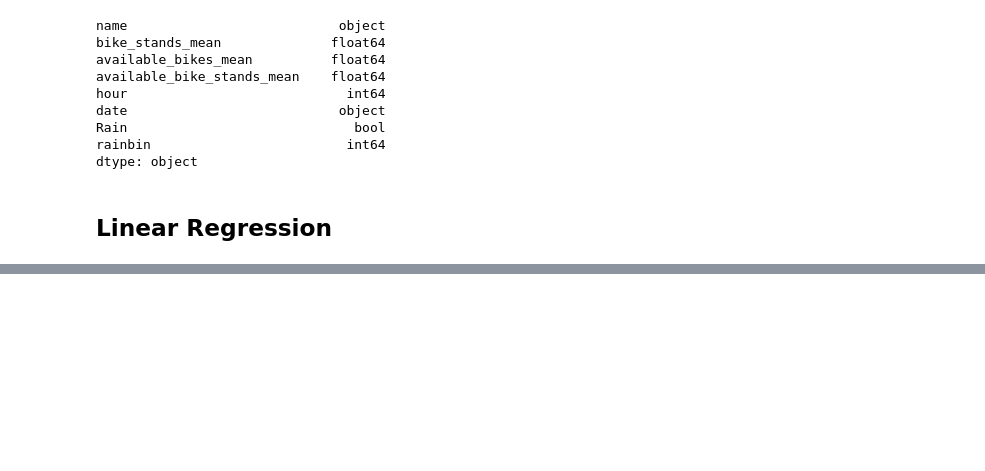
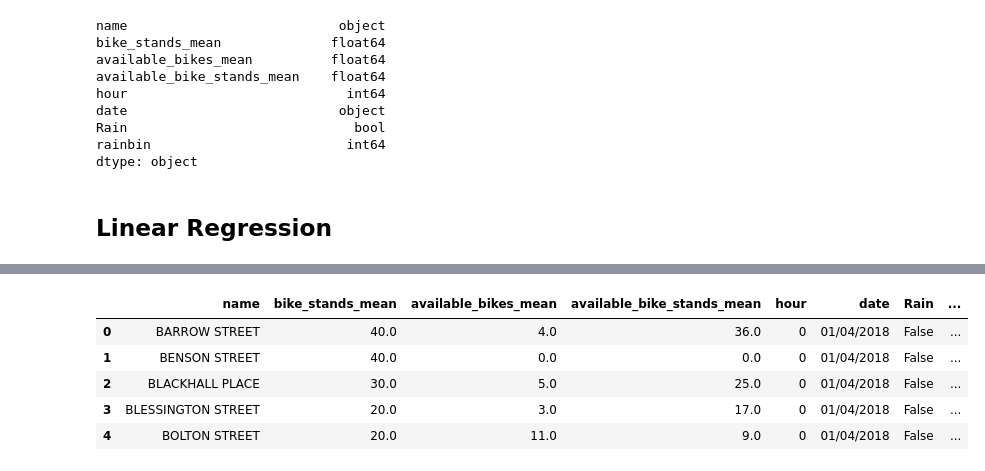
Before and after one commit to rosannahanly/DublinBikesWebsite, a Jupyter notebook: dublin_bikes/Analysis/StationWeatherRegression.ipynb, the cells around one changed output, grey strips where cells are left out. Cells and saved outputs as stored; diff of their text form; code cells hidden in the pictures; blank space fills up the shorter version.

```diff
--- a/dublin_bikes/Analysis/StationWeatherRegression.ipynb
+++ b/dublin_bikes/Analysis/StationWeatherRegression.ipynb
@@ -259,0 +270,28 @@ plt.show()
+# %%
+# Decided to add the days back in
+
+dfSW['day'] = pd.np.where(dfSW.date.str.contains("29/03/2018"), "Thursday",
+                   pd.np.where(dfSW.date.str.contains("30/03/2018"), "Friday",
+                   pd.np.where(dfSW.date.str.contains("31/03/2018"), "Saturday",
+                    pd.np.where(dfSW.date.str.contains("01/04/2018"), "Sunday",
+                    pd.np.where(dfSW.date.str.contains("02/04/2018"), "Monday",
+                   pd.np.where(dfSW.date.str.contains("03/04/2018"), "Tuesday",
+                    pd.np.where(dfSW.date.str.contains("04/04/2018"), "Wednesday",
+                    pd.np.where(dfSW.date.str.contains("05/04/2018"), "Thursday",
+                   pd.np.where(dfSW.date.str.contains("06/04/2018"), "Friday",
+                    pd.np.where(dfSW.date.str.contains("07/04/2018"), "Saturday",
+                    pd.np.where(dfSW.date.str.contains("08/04/2018"), "Sunday",
+                   pd.np.where(dfSW.date.str.contains("09/04/2018"), "Monday",
+                    pd.np.where(dfSW.date.str.contains("10/04/2018"), "Tuesday",
+                    pd.np.where(dfSW.date.str.contains("11/04/2018"), "Wednesday",
+                    pd.np.where(dfSW.date.str.contains("12/04/2018"), "Thursday", "null"
+
+                               )))))))))))))))
+dfSW.head()
+# %% [output]
+|  | name | bike_stands_mean | available_bikes_mean | available_bike_stands_mean | hour | date | Rain | ... |
+| 0 | BARROW STREET | 40.0 | 4.0 | 36.0 | 0 | 01/04/2018 | False | ... |
+| 1 | BENSON STREET | 40.0 | 0.0 | 0.0 | 0 | 01/04/2018 | False | ... |
+| 2 | BLACKHALL PLACE | 30.0 | 5.0 | 25.0 | 0 | 01/04/2018 | False | ... |
+| 3 | BLESSINGTON STREET | 20.0 | 3.0 | 17.0 | 0 | 01/04/2018 | False | ... |
+| 4 | BOLTON STREET | 20.0 | 11.0 | 9.0 | 0 | 01/04/2018 | False | ... |
```
Also changed, not shown: parts of 6 cells of this notebook.
